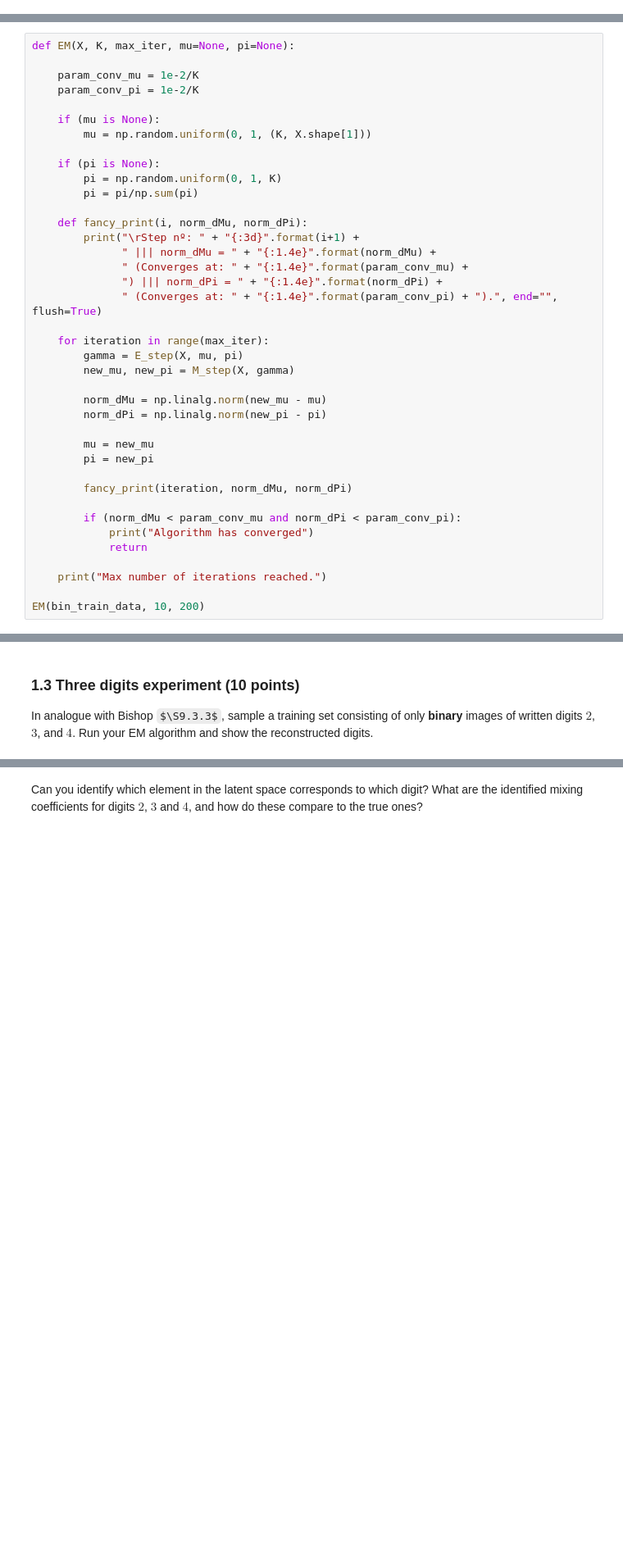
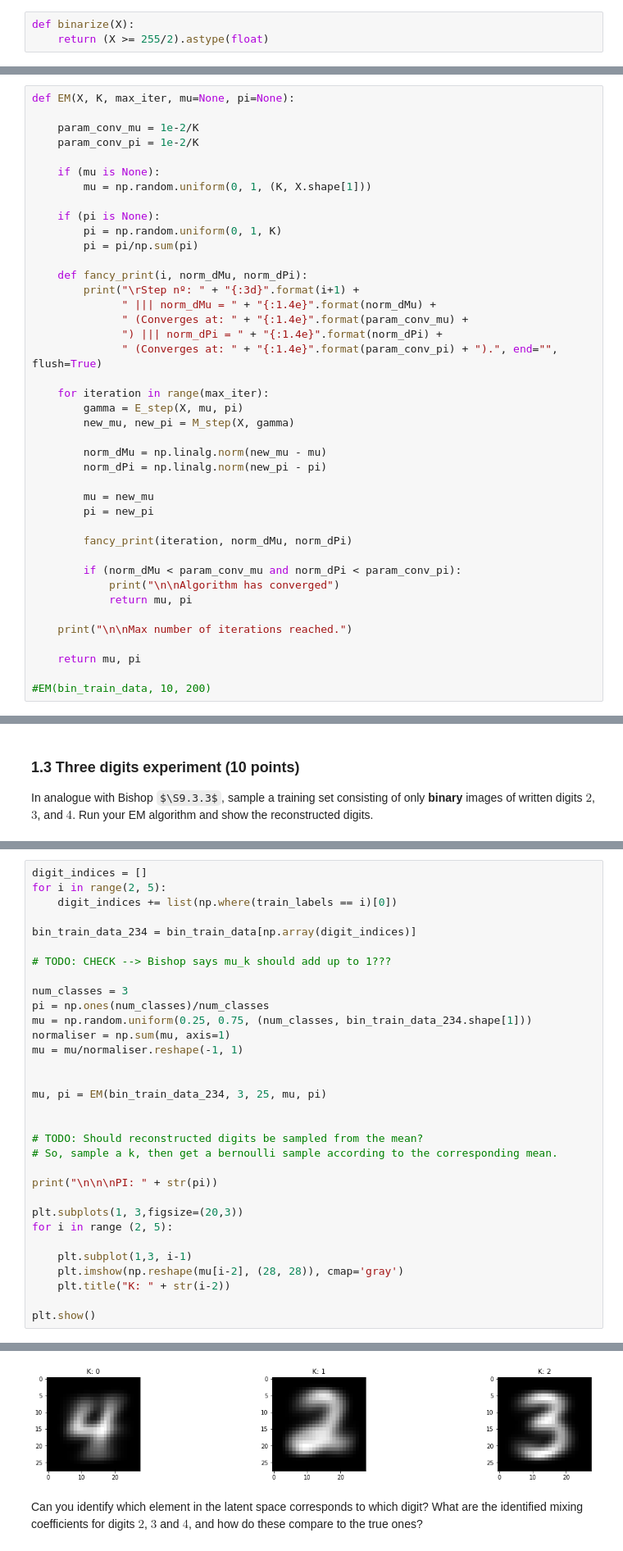
Before and after one commit to Nuno-Mota/Machine-Learning-2, a Jupyter notebook: Lab 3/lab3(1).ipynb, the cells around one changed output, grey strips where cells are left out. Shown at 82% size. Saved outputs shown, nothing was run; the diff lists cells and outputs as text; some formulas as TeX source; blank space fills up the shorter version.

```diff
--- a/Lab 3/lab3(1).ipynb
+++ b/Lab 3/lab3(1).ipynb
@@ -65,3 +57,6 @@ def binarize(X):
+# %%
+def binarize(X):
+    return (X >= 255/2).astype(float)
 # %%
 # Test test test!
 bin_train_data = binarize(train_data)
@@ -188,9 +181,11 @@ def EM(X, K, max_iter, mu=None, pi=None):
         fancy_print(iteration, norm_dMu, norm_dPi)
 
         if (norm_dMu < param_conv_mu and norm_dPi < param_conv_pi):
-            print("Algorithm has converged")
-            return
+            print("\n\nAlgorithm has converged")
+            return mu, pi
 
-    print("Max number of iterations reached.")
+    print("\n\nMax number of iterations reached.")
 
-EM(bin_train_data, 10, 200)
+    return mu, pi
+
+#EM(bin_train_data, 10, 200)
@@ -217,0 +195,33 @@ for digit in range(2, 5):
+# %%
+digit_indices = []
+for i in range(2, 5):
+    digit_indices += list(np.where(train_labels == i)[0])
+
+bin_train_data_234 = bin_train_data[np.array(digit_indices)]
+
+# TODO: CHECK --> Bishop says mu_k should add up to 1???
+
+num_classes = 3
+pi = np.ones(num_classes)/num_classes
+mu = np.random.uniform(0.25, 0.75, (num_classes, bin_train_data_234.shape[1]))
+normaliser = np.sum(mu, axis=1)
+mu = mu/normaliser.reshape(-1, 1)
+
+
+mu, pi = EM(bin_train_data_234, 3, 25, mu, pi)
+
+
+# TODO: Should reconstructed digits be sampled from the mean?
+# So, sample a k, then get a bernoulli sample according to the corresponding mean.
+
+print("\n\n\nPI: " + str(pi))
+
+plt.subplots(1, 3,figsize=(20,3))
+for i in range (2, 5):
+
+    plt.subplot(1,3, i-1)
+    plt.imshow(np.reshape(mu[i-2], (28, 28)), cmap='gray')
+    plt.title("K: " + str(i-2))
+
+plt.show()
+# %% [output]
@@ -218,2 +235,3 @@ for digit in range(2, 5):
+[figure, added]
 # %% [markdown]
 Can you identify which element in the latent space corresponds to which digit? What are the identified mixing coefficients for digits $2$, $3$ and $4$, and how do these compare to the true ones?
```
Also changed, not shown: parts of 22 cells of this notebook.
